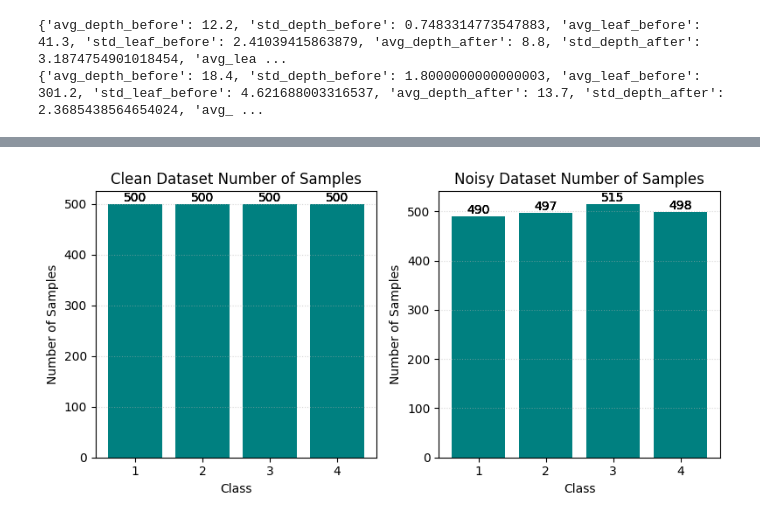
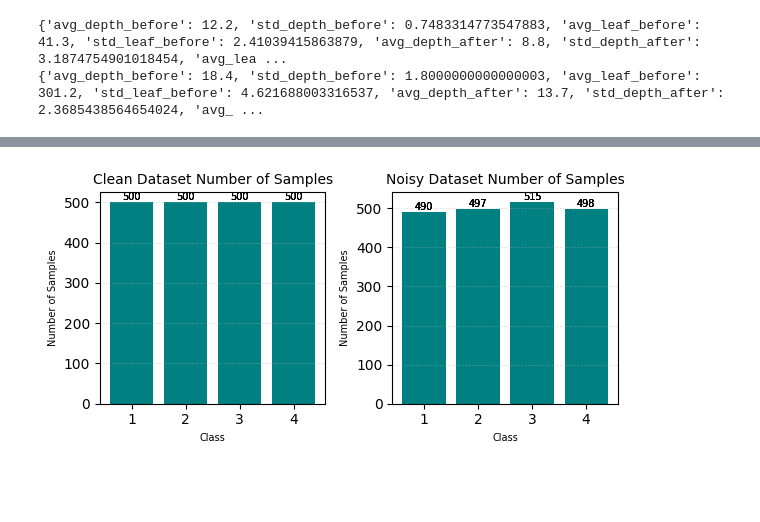
Before and after one commit to amin-abualhassan/intro2ml-cw1, a Jupyter notebook: dt_coursework/analytics.ipynb, the cells around one changed output, grey strips where cells are left out. Drawn from its saved outputs; the diff is of its cells as text; code cells hidden in the pictures; blank space fills up the shorter version.

```diff
--- a/dt_coursework/analytics.ipynb
+++ b/dt_coursework/analytics.ipynb
@@ -186,15 +182,15 @@ def plot_line_w_error(x, y, std, ax, metric_name):
     for X, Y, C in zip(x, y, std):
         C = round(C, 2)
         # Annotate the points 5 _points_ above and to the left of the vertex
-        ax.annotate('{}'.format(Y), xy=(X,Y), xytext=(20, -10), ha='center',
-                    textcoords='offset points', color="black")
+        ax.annotate('{}'.format(Y), xy=(X,Y), xytext=(17, -10), ha='center',
+                    textcoords='offset points', color="black", fontsize=10)
         ax.annotate('{}'.format(C), xy=(X,Y+C), xytext=(-10, 0), ha='center',
-                    textcoords='offset points', color="red")
+                    textcoords='offset points', color="red", fontsize=7)
         ax.annotate('{}'.format(-C), xy=(X,Y-C), xytext=(-10,-10), ha='center',
-                    textcoords='offset points', color="red")
-    ax.set_ylabel(f"{metric_name}")
-    ax.set_xlabel("Dataset")
-    ax.set_title(f"{metric_name} Comparison")
+                    textcoords='offset points', color="red", fontsize=7)
+    ax.set_ylabel(f"{metric_name}", fontsize=7)
+    ax.set_xlabel("Dataset", fontsize=7)
+    ax.set_title(f"{metric_name} Comparison", fontsize=10)
     ax.grid(True, alpha=0.8, linestyle=":")
 
 
@@ -204,7 +200,7 @@ std_depth = [clean_depth_leaf["std_depth_before"], noisy_depth_leaf["std_depth_b
 y_leaf = [clean_depth_leaf["avg_leaf_before"], noisy_depth_leaf["avg_leaf_before"]]
 std_leaf = [clean_depth_leaf["std_leaf_before"], noisy_depth_leaf["std_leaf_before"]]
 
-fig, ax = plt.subplots(1,2, figsize=(10,4))
+fig, ax = plt.subplots(1,2, figsize=(8,3))
 plot_line_w_error(x, y_depth, std_depth, ax[0], "Depth")
 plot_line_w_error(x, y_leaf, std_leaf, ax[1], "Number of Leaves")
 
@@ -225,19 +221,19 @@ noisy_classes, noisy_classes_count = np.unique(y_noisy, return_counts=True)
 # %%
 def plot_barchart(x, y, data_type, ax):
     for i in range(len(x)):
         p = ax.bar(x, y, color="teal")
-        ax.bar_label(p)
-    ax.set_title(f"{data_type} Dataset Number of Samples")
-    ax.set_ylabel("Number of Samples")
-    ax.set_xlabel("Class")
+        ax.bar_label(p, fontsize=7)
+    ax.set_title(f"{data_type} Dataset Number of Samples", fontsize=10)
+    ax.set_ylabel("Number of Samples", fontsize=7)
+    ax.set_xlabel("Class", fontsize=7)
     ax.yaxis.grid(True, alpha=0.5, linestyle=":")
 
-fig, ax = plt.subplots(1,2, figsize=(8,4))
+fig, ax = plt.subplots(1,2, figsize=(6,3))
 plot_barchart(clean_classes, clean_classes_count, "Clean", ax[0])
 plot_barchart(noisy_classes, noisy_classes_count, "Noisy", ax[1])
 fig.tight_layout()
 # %% [output]
-[figure, old version]
+[figure, new version]
 # %%
 clean_label_feature_dic = {}
 noisy_label_feature_dic = {}
```
Also changed, not shown: parts of 14 cells of this notebook.
